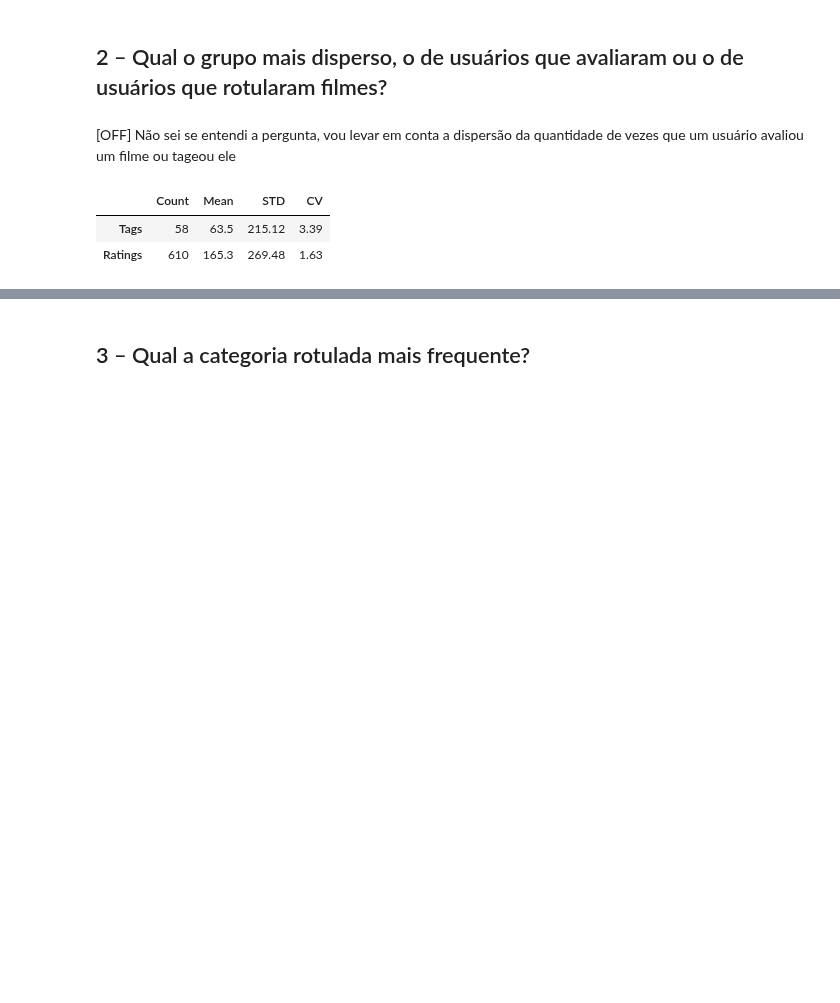
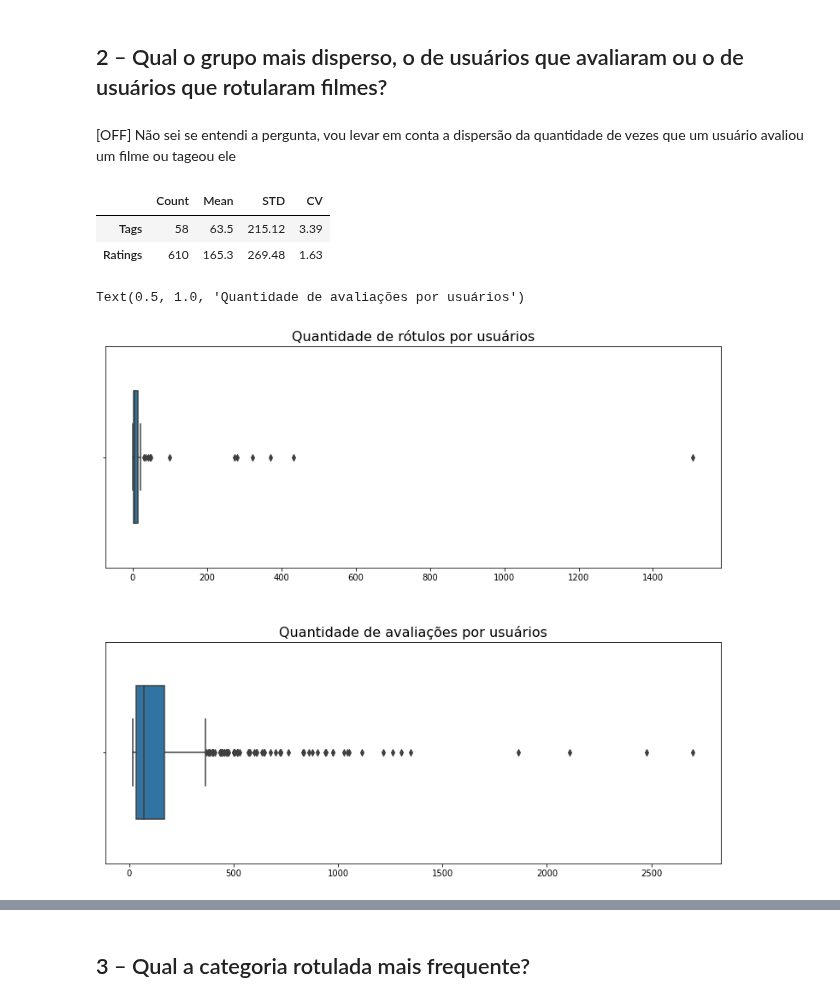
Before and after one commit to dieguim-ifsp-posCD/D1AED, a Jupyter notebook: avaliacoes/20210513-avaliacao01/AED-movie-lens-small.ipynb, the cells around one changed output, grey strips where cells are left out. Saved outputs shown, nothing was run; the diff lists cells and outputs as text; code cells hidden in the pictures; blank space fills up the shorter version.

```diff
--- a/avaliacoes/20210513-avaliacao01/AED-movie-lens-small.ipynb
+++ b/avaliacoes/20210513-avaliacao01/AED-movie-lens-small.ipynb
@@ -789,4 +794,19 @@ comparação_tags_e_ratings
 |  | Count | Mean | STD | CV |
 | Tags | 58 | 63.5 | 215.12 | 3.39 |
 | Ratings | 610 | 165.3 | 269.48 | 1.63 |
+# %%
+fig = plt.figure(figsize=(10,8))
+
+eixo = fig.add_axes([0, 0.6, 1, 0.45])
+eixo = sns.boxplot(userId_quantidade_de_tags.movieId,width = 0.6)
+eixo.set(xlabel = '')
+eixo.set_title('Quantidade de rótulos por usuários',fontsize = 16)
+
+eixo2 = fig.add_axes([0, 0, 1, 0.45])
+eixo2 = sns.boxplot(userId_quantidade_de_ratings.movieId,width = 0.6)
+eixo2.set(xlabel = '')
+eixo2.set_title('Quantidade de avaliações por usuários',fontsize = 16)
+# %% [output]
+Text(0.5, 1.0, 'Quantidade de avaliações por usuários')
+[figure, added]
 # %% [markdown]
```
Also changed, not shown: parts of 17 cells of this notebook.
